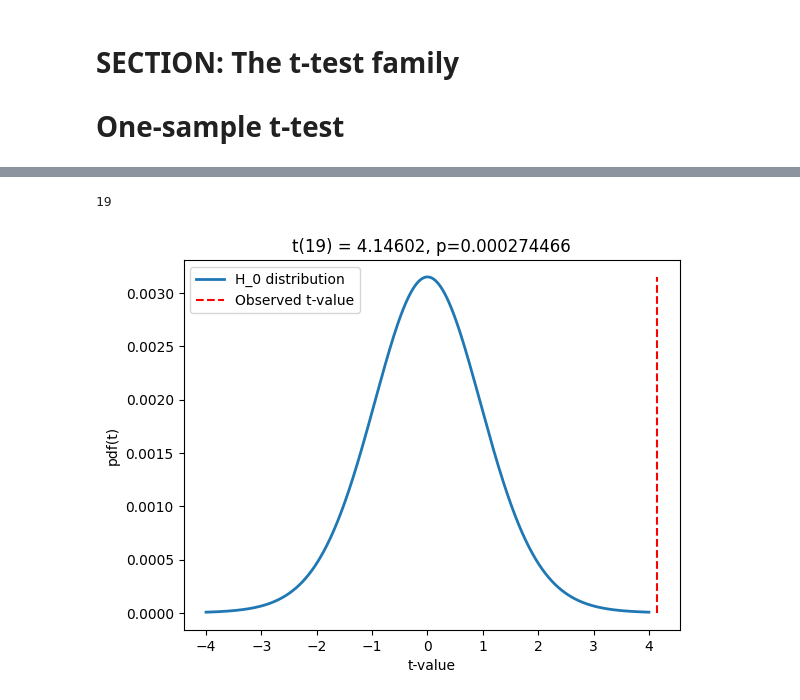
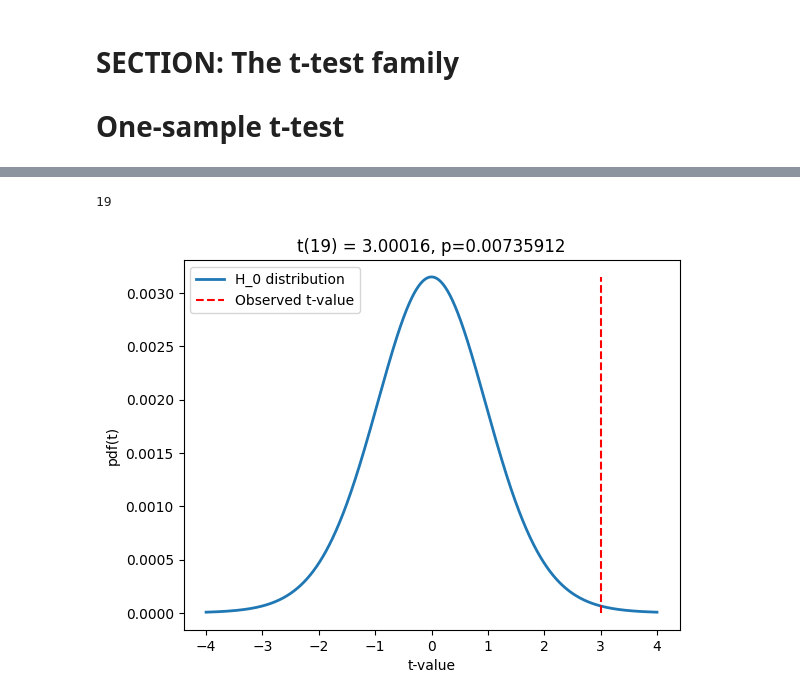
Before and after one commit to SiracencoSerghei/Statistics_and_ML, a Jupyter notebook: 2.6_ttest/stats_ttest_oneSampleT.ipynb, the cells around one changed output, grey strips where cells are left out. Cells and saved outputs as stored; diff of their text form; code cells hidden in the pictures.

Commit message:
ddof=1

```diff
--- a/2.6_ttest/stats_ttest_oneSampleT.ipynb
+++ b/2.6_ttest/stats_ttest_oneSampleT.ipynb
@@ -41,36 +41,39 @@ plt.show()
 ## "manual" t-test
 
 # the null-hypothesis value
 H0val = 0  # Define the null hypothesis value, which is the mean we're testing against (here, we test if the mean is 0).
 
 # compute the t-value
 t_num = np.mean(data) - H0val  # Calculate the numerator: the difference between the sample mean and the null hypothesis value.
-t_den = np.std(data) / np.sqrt(N)  # Calculate the denominator: the standard error of the sample mean.
+# t_den = np.std(data) / np.sqrt(N)  # Calculate the denominator: the standard error of the sample mean.
+t_den = np.std(data, ddof=1) / np.sqrt(N)
 tval = t_num / t_den  # Calculate the t-value by dividing the numerator by the denominator.
 
 # degrees of freedom
 df = N - 1  # Calculate the degrees of freedom for the t-test, which is the sample size minus 1.
 print(df)
 
 # p-value
-pval = 1 - stats.t.cdf(abs(tval), df)  # Calculate the p-value using the cumulative distribution function (CDF) of the t-distribution.
+# pval = 1 - stats.t.cdf(abs(tval), df)  # Calculate the p-value using the cumulative distribution function (CDF) of the t-distribution.
+# two-tailed p-value
+pval = 2 * (1 - stats.t.cdf(abs(tval), df))
 
 # show the H0 parameter distribution and observed t-value
 x = np.linspace(-4, 4, 1001)  # Create an array of t-values ranging from -4 to 4 for plotting the t-distribution.
 tdist = stats.t.pdf(x, df) * np.mean(np.diff(x))  # Calculate the probability density function (PDF) of the t-distribution.
 
 # Plot the t-distribution
 plt.plot(x, tdist, linewidth=2)  # Plot the t-distribution curve.
 plt.plot([tval, tval], [0, max(tdist)], 'r--')  # Plot a vertical dashed line at the observed t-value for visualization.
 plt.legend(('H_0 distribution', 'Observed t-value'))  # Add a legend to differentiate between the t-distribution and the observed t-value.
 plt.xlabel('t-value')
 plt.ylabel('pdf(t)')
 plt.title('t(%g) = %g, p=%g' % (df, tval, pval))
 
 plt.show()
 # %% [output]
 19
-[figure, old version]
+[figure, new version]
 # %%
 ## now using the Python function
 
```
Also changed, not shown: parts of 2 cells of this notebook.
